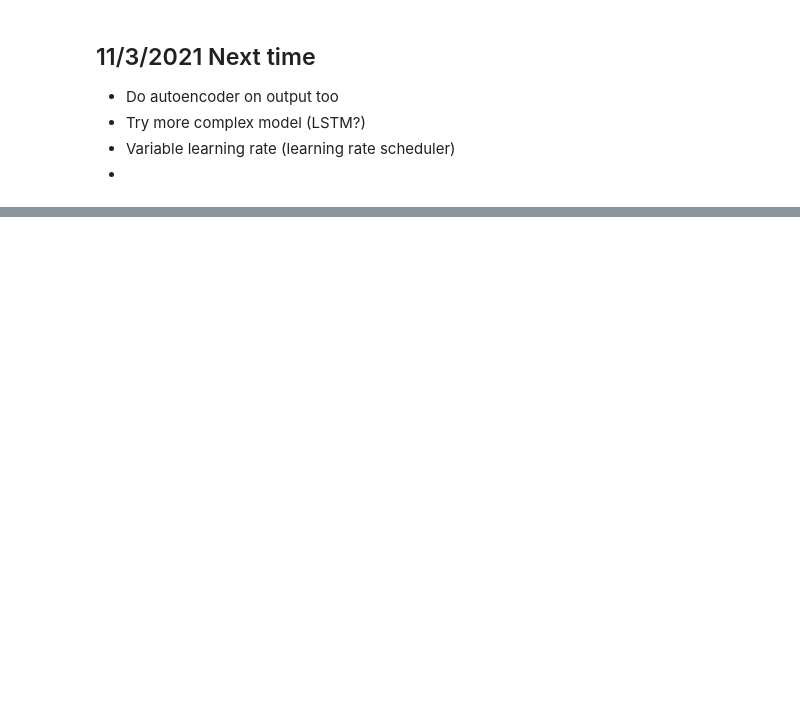
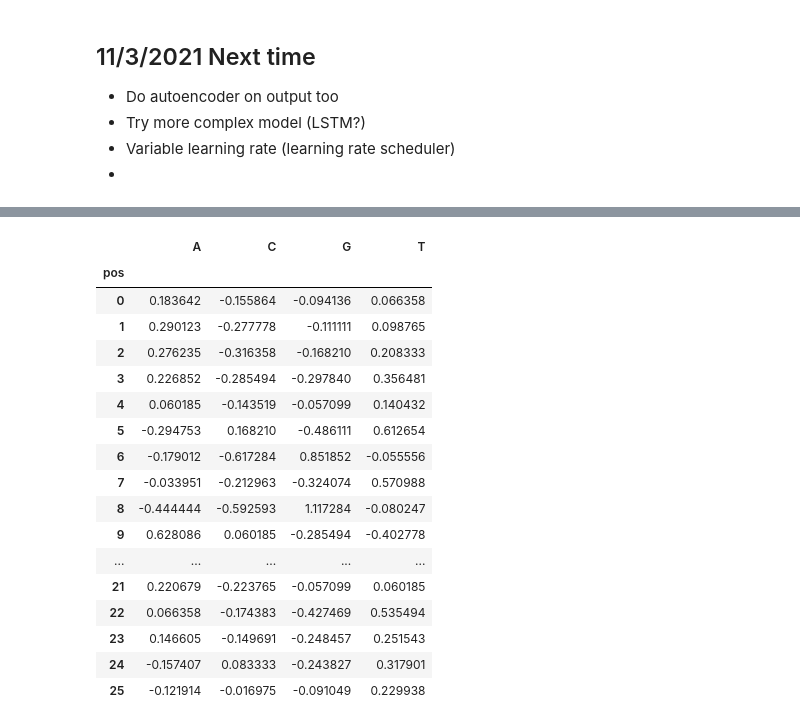
Before and after one commit to tonyreina/zincfingers, a Jupyter notebook: zinc_finger.ipynb, the cells around one changed output, grey strips where cells are left out. Saved outputs shown, nothing was run; the diff lists cells and outputs as text; code cells hidden in the pictures; blank space fills up the shorter version.

```diff
--- a/zinc_finger.ipynb
+++ b/zinc_finger.ipynb
@@ -685,0 +786,21 @@ array([[ 0.5,  3.7, -3.2, -3.2, -3.2, -5.7],
+# %%
+crp_df
+# %% [output]
+|  | A | C | G | T |
+| pos |  |  |  |  |
+| 0 | 0.183642 | -0.155864 | -0.094136 | 0.066358 |
+| 1 | 0.290123 | -0.277778 | -0.111111 | 0.098765 |
+| 2 | 0.276235 | -0.316358 | -0.168210 | 0.208333 |
+| 3 | 0.226852 | -0.285494 | -0.297840 | 0.356481 |
+| 4 | 0.060185 | -0.143519 | -0.057099 | 0.140432 |
+| 5 | -0.294753 | 0.168210 | -0.486111 | 0.612654 |
+| 6 | -0.179012 | -0.617284 | 0.851852 | -0.055556 |
+| 7 | -0.033951 | -0.212963 | -0.324074 | 0.570988 |
+| 8 | -0.444444 | -0.592593 | 1.117284 | -0.080247 |
+| 9 | 0.628086 | 0.060185 | -0.285494 | -0.402778 |
+| ... | ... | ... | ... | ... |
+| 21 | 0.220679 | -0.223765 | -0.057099 | 0.060185 |
+| 22 | 0.066358 | -0.174383 | -0.427469 | 0.535494 |
+| 23 | 0.146605 | -0.149691 | -0.248457 | 0.251543 |
+| 24 | -0.157407 | 0.083333 | -0.243827 | 0.317901 |
+| 25 | -0.121914 | -0.016975 | -0.091049 | 0.229938 |
```
Also changed, not shown: parts of 73 cells of this notebook.
